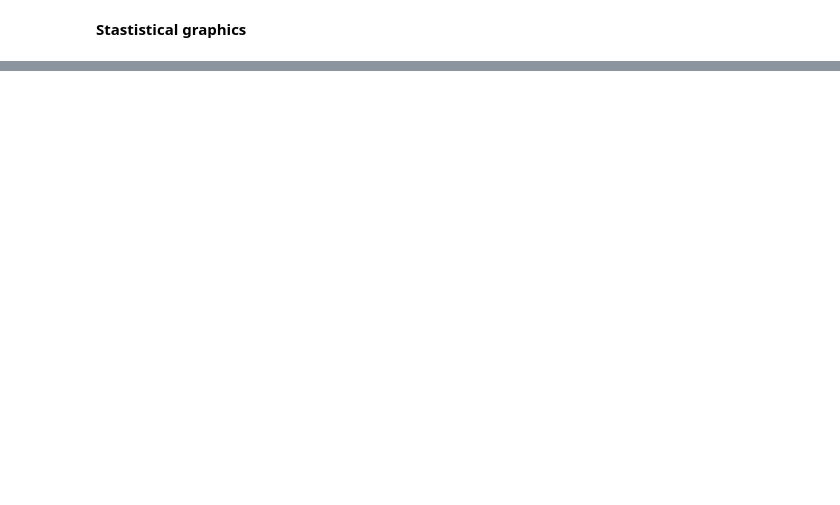
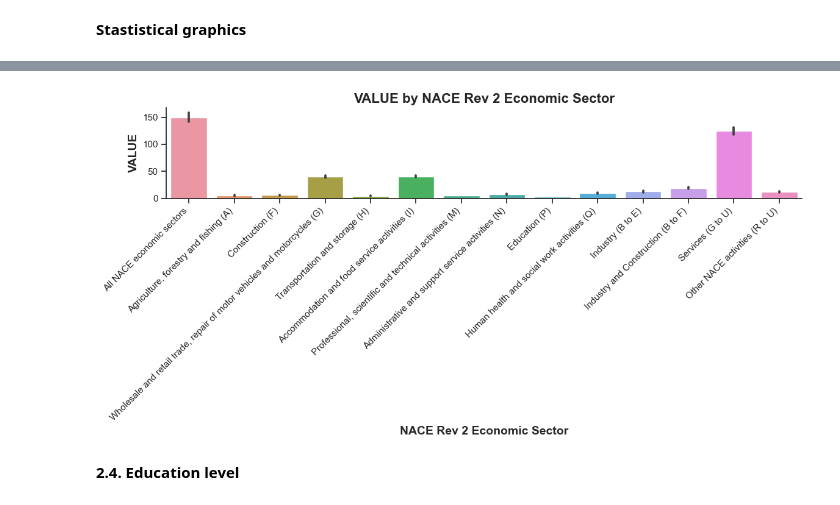
Before and after one commit to Usukhbayar95/Capstone_Project, a Jupyter notebook: Project.ipynb, the cells around one changed output, grey strips where cells are left out. Saved outputs shown, nothing was run; the diff lists cells and outputs as text; code cells hidden in the pictures; blank space fills up the shorter version.

```diff
--- a/Project.ipynb
+++ b/Project.ipynb
@@ -362,0 +460,8 @@ plt.show()
+# %%
+# drop all "Not stated values from NACE Rev 2 Economic Sector"
+df_sec=df_sector.drop(df_sector[df_sector["NACE Rev 2 Economic Sector"] == "Not stated"].index)
+
+# Drop rows where "NMW earnings status" is "Total employees", "Employees reporting earning more than National Minimum Wage" or "Not Stated"
+df_se = df_sec.drop(df_sec[(df_sec["NMW earnings status"] == "Total employees")
+                           | (df_sec["NMW earnings status"] == "Employees reporting earning more than National Minimum Wage")
+                           | (df_sec["NMW earnings status"] == "Not stated")].index)
@@ -362,0 +497,6 @@ plt.show()
+# %%
+# Drop rows with missing values
+df_se = df_se.dropna()
+
+# Check the DataFrame after dropping the rows with missing values
+print(df_se)
@@ -362,0 +521,29 @@ plt.show()
+# %%
+# Convert to datetime objects
+year_quarter_dates = [pd.Period(quarter, freq='Q') for quarter in df_se['Quarter']]
+dates = [qd.to_timestamp() for qd in year_quarter_dates]
+
+df_se["Quarter(hours)"]=dates
+# %%
+# Create the bar plot
+plt.figure(figsize=(12, 6))
+sns.barplot(data=df_se, x='NACE Rev 2 Economic Sector', y='VALUE')
+
+# Add labels to your graph
+plt.xlabel('NACE Rev 2 Economic Sector', fontsize=14, fontweight='bold')
+plt.ylabel('VALUE', fontsize=14, fontweight='bold')
+plt.title('VALUE by NACE Rev 2 Economic Sector', fontsize=16, fontweight='bold')
+
+# Rotate x-axis labels for better visibility
+plt.xticks(rotation=45, ha='right')
+
+# Remove the right and top spines for cleaner appearance
+sns.despine()
+
+# Display the plot
+plt.tight_layout()
+plt.show()
+# %% [output]
+[figure, added]
+# %% [markdown]
+**2.4. Education level**
```
Also changed, not shown: parts of 30 cells of this notebook.
